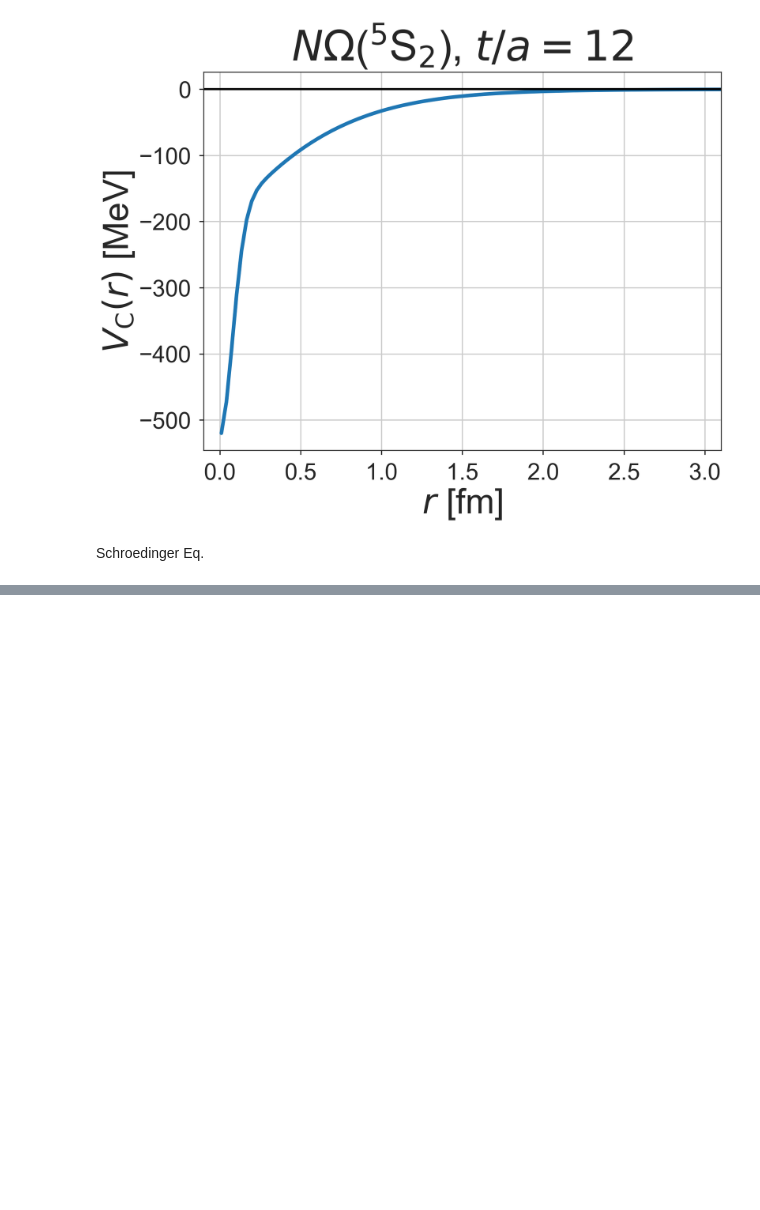
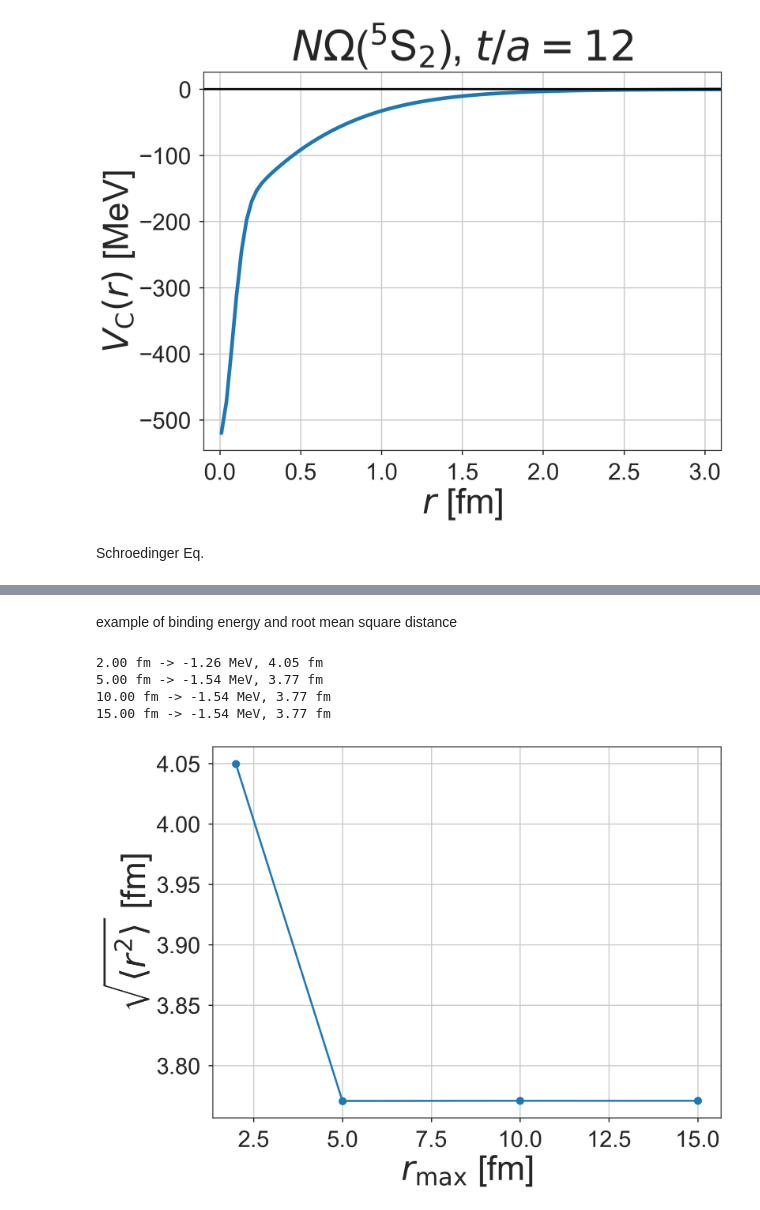
Before and after one commit to tkmiriya/n_omega_near_phys_pt, a Jupyter notebook: notes/binding energy.ipynb, the cells around one changed output, grey strips where cells are left out. Cells and saved outputs as stored; diff of their text form; code cells hidden in the pictures; blank space fills up the shorter version.

Commit message:
add binding energy and root-mean-square distance

```diff
--- a/notes/binding energy.ipynb
+++ b/notes/binding energy.ipynb
@@ -112,0 +203,26 @@ class Schroedinger_Eq(object):
+# %% [markdown]
+example of binding energy and root mean square distance
+# %%
+def check_rms_convergence(pot, Emin, Emax, rmax_list):
+    rms_list = []
+    for r_max in rmax_list:
+        sbs = Search_Bound_State(pot, m_red, r_max = r_max)
+        E = sbs.calc_binding_energy(Emin, Emax)
+        rms = sbs.calc_rms_distance(Emin, Emax)
+        print(f'{r_max*lat_unit:3.2f} fm -> {E*ainv:3.2f} MeV, {rms*lat_unit:3.2f} fm')
+        rms_list.append(rms)
+
+    fig, ax = plt.subplots()
+    ax.plot(np.array(rmax_list)*lat_unit, np.array(rms_list)*lat_unit, '-o')
+    ax.set_xlabel(r'$r_\mathrm{max}$ [fm]', size=48)
+    ax.set_ylabel(r'$\sqrt{\langle r^2 \rangle}$ [fm]', size=48)
+
+it = 12
+pot = lambda x: V_fit(FF_yukawa2_prm_av[it], x)
+check_rms_convergence(pot, -2.5/ainv, -0.5/ainv, np.array([2, 5, 10, 15])/lat_unit)
+# %% [output]
+2.00 fm -> -1.26 MeV, 4.05 fm
+5.00 fm -> -1.54 MeV, 3.77 fm
+10.00 fm -> -1.54 MeV, 3.77 fm
+15.00 fm -> -1.54 MeV, 3.77 fm
+[figure, added]
```
Also changed, not shown: parts of 26 cells of this notebook, 3 other files.
